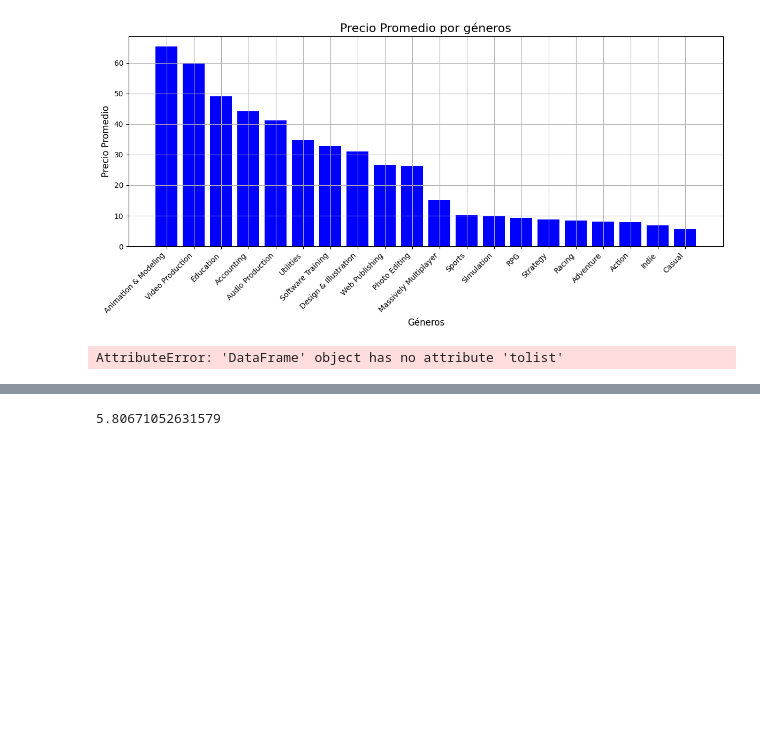
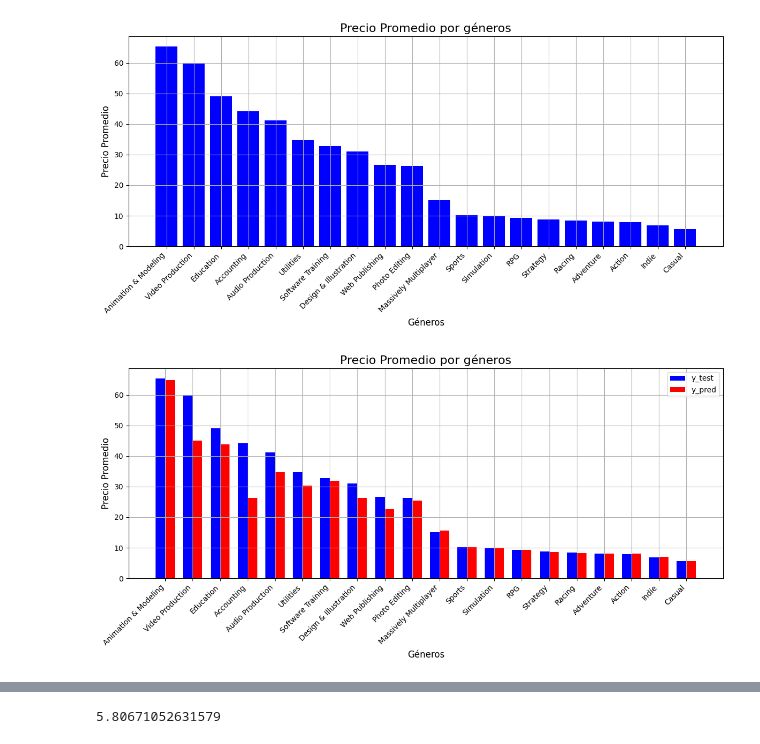
Before and after one commit to Nehuen505/API-Steam, a Jupyter notebook: ml.ipynb, the cells around one changed output, grey strips where cells are left out. Cells and saved outputs as stored; diff of their text form; code cells hidden in the pictures; blank space fills up the shorter version.

```diff
--- a/ml.ipynb
+++ b/ml.ipynb
@@ -172,6 +149,44 @@ plt.tight_layout()
 plt.show()
 # %% [output]
 [figure]
+# %%
+# Lista de columnas de variables dummy
+dummy_columns = ['Accounting', 'Action', 'Adventure', 'Animation & Modeling',
+       'Audio Production', 'Casual', 'Design & Illustration',
+       'Education', 'Indie', 'Massively Multiplayer', 'Photo Editing', 'RPG',
+       'Racing', 'Simulation', 'Software Training', 'Sports', 'Strategy',
+       'Utilities', 'Video Production', 'Web Publishing'
+       ]
+
+mean_y_test = []
+mean_y_pred = []
+
+for column in dummy_columns:
+    filtered_df = df2[df2[column] == 1]
+    mean_y_test_genre = filtered_df['price'].mean()
+    mean_y_pred_genre = y_pred[X_test.index.isin(filtered_df.index)].mean()
+    mean_y_test.append(mean_y_test_genre)
+    mean_y_pred.append(mean_y_pred_genre)
+
+sorted_data = sorted(zip(dummy_columns, mean_y_test, mean_y_pred), key=lambda x: x[1], reverse=True)
+sorted_columns, sorted_mean_y_test, sorted_mean_y_pred = zip(*sorted_data)
+
+# Crear el gráfico de barras comparativo
+plt.figure(figsize=(12, 6))
+bar_width = 0.35
+index = range(len(sorted_columns))
+plt.bar(index, sorted_mean_y_test, bar_width, color='blue', label='y_test')
+plt.bar([i + bar_width for i in index], sorted_mean_y_pred, bar_width, color='red', label='y_pred')
+plt.xlabel('Géneros', fontsize=12)
+plt.ylabel('Precio Promedio', fontsize=12)
+plt.title('Precio Promedio por géneros', fontsize=16)
+plt.xticks([i + bar_width/2 for i in index], sorted_columns, rotation=45, ha='right', fontsize=10)
+plt.legend()
+plt.grid(True)
+plt.tight_layout()
+plt.show()
+# %% [output]
+[figure, added]
 # %%
 import pickle
 # Guardar el modelo, X_test_poly, y_test y y_pred en un archivo pkl
@@ -179,22 +194,3 @@ data_to_save = {'modelo': modelo_regresion, 'X_test_poly': X_test_poly, 'y_test'
 
 with open('modelo.pkl', 'wb') as file:
     pickle.dump(data_to_save, file)
-# %%
-import json
-import joblib
-# Guardar el modelo utilizando joblib
-joblib.dump(modelo_regresion, 'modelo.joblib')
-
-# Guardar los datos en formato JSON
-data = {
-    'X_test_poly': X_test_poly.tolist(),  # Convertir a lista si es necesario
-    'y_test': y_test.tolist(),  # Convertir a lista si es necesario
-    'y_pred': y_pred.tolist(),  # Convertir a lista si es necesario
-    'poly': poly,
-    'X': X.tolist(),  # Convertir a lista si es necesario
-}
-
-with open('datos.json', 'w') as file:
-    json.dump(data, file)
-# %% [output]
-AttributeError: 'DataFrame' object has no attribute 'tolist'
```
Also changed, not shown: parts of 9 cells of this notebook, 8 other files.
